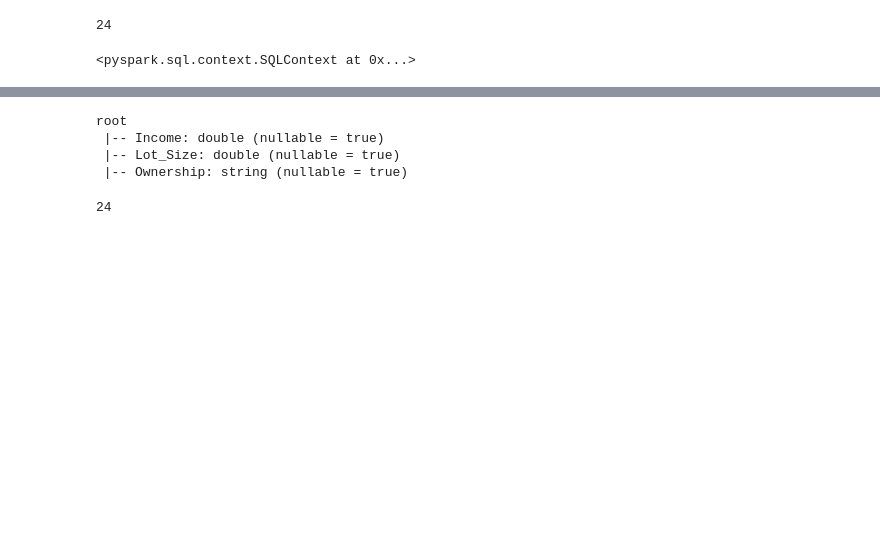
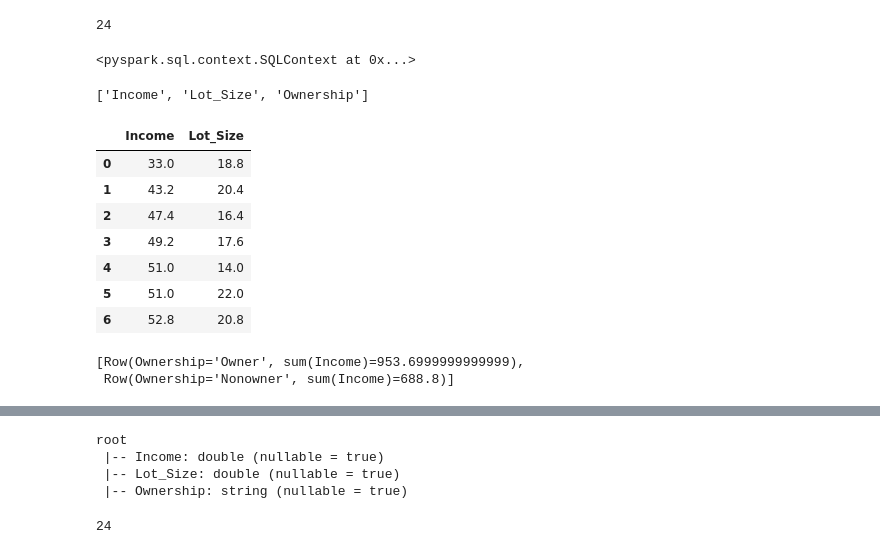
Before and after one commit to TJmask/PySpark, a Jupyter notebook: pyspark documentation.ipynb, the cells around one changed output, grey strips where cells are left out. Drawn from its saved outputs; the diff is of its cells as text; code cells hidden in the pictures; blank space fills up the shorter version.

```diff
--- a/pyspark documentation.ipynb
+++ b/pyspark documentation.ipynb
@@ -65,3 +83,18 @@ sqlContext
 import pyspark
 rmowers = sqlContext.read.csv('file:///Users/tjmask/Desktop/Semester2/Spark/PySpark/Datasets/RidingMowers.csv', \
                               inferSchema='true', header=True)
+# %%
+rmowers.columns
+# %% [output]
+['Income', 'Lot_Size', 'Ownership']
+# %%
+rmowers.orderBy(['Income', 'Lot_Size'], ascending = True).limit(7).toPandas()[['Income', 'Lot_Size']]
+# %% [output]
+|  | Income | Lot_Size |
+| 0 | 33.0 | 18.8 |
+| 1 | 43.2 | 20.4 |
+| 2 | 47.4 | 16.4 |
+| 3 | 49.2 | 17.6 |
+| 4 | 51.0 | 14.0 |
+| 5 | 51.0 | 22.0 |
+| 6 | 52.8 | 20.8 |
@@ -68 +105,6 @@ rmowers = sqlContext.read.csv('file:///Users/tjmask/Desktop/Semester2/Spark/PySp
+# %%
+owner_groupby.collect()
+# %% [output]
+[Row(Ownership='Owner', sum(Income)=953.6999999999999),
+ Row(Ownership='Nonowner', sum(Income)=688.8)]
 # %%
```
Also changed, not shown: parts of 43 cells of this notebook.
